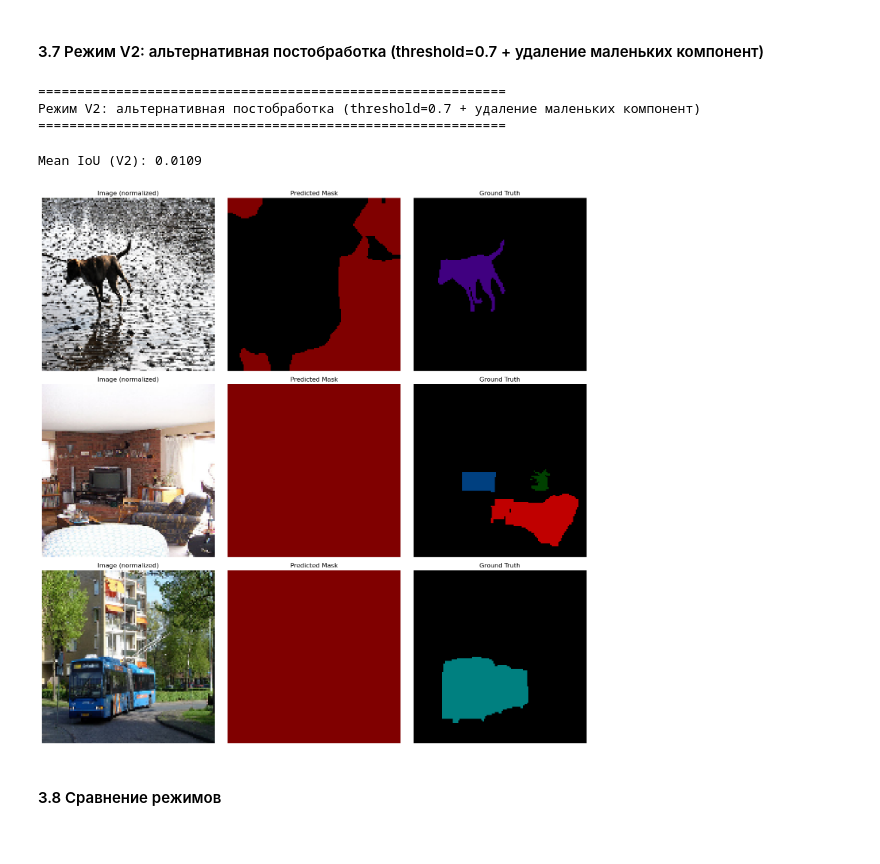
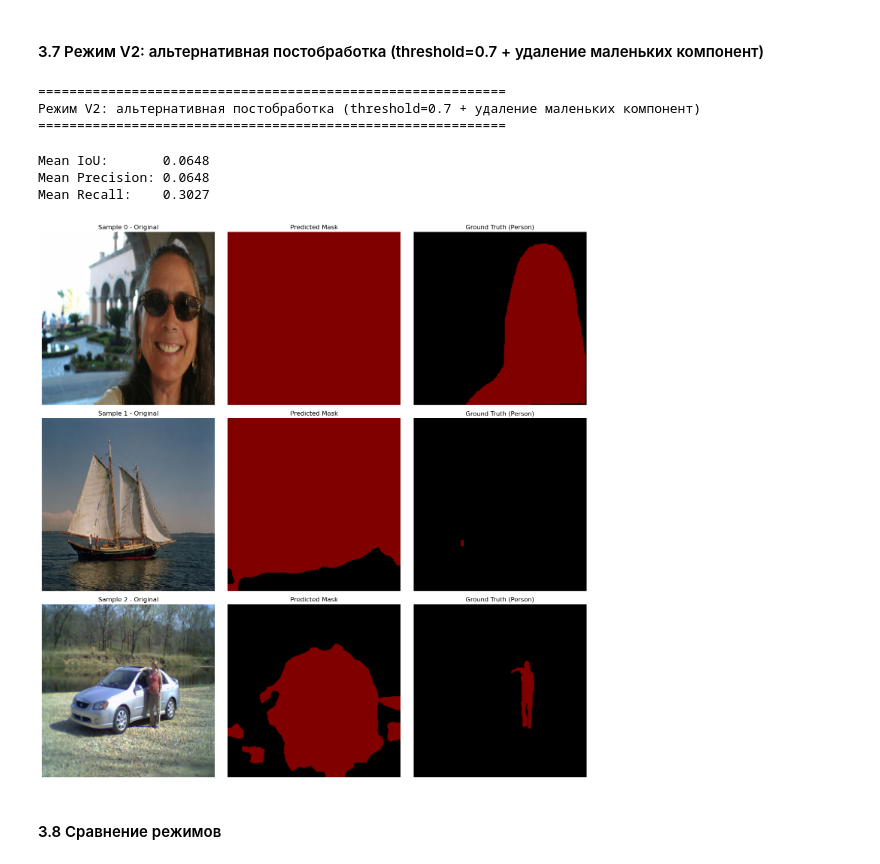
Before and after one commit to iankharmats/MireaAIE, a Jupyter notebook: homeworks/HW10-11/HW10-11.ipynb, the cells around one changed output. Saved outputs shown, nothing was run; the diff lists cells and outputs as text; code cells hidden in the pictures.

Commit message:
HW10-11 segmentation quick fix

```diff
--- a/homeworks/HW10-11/HW10-11.ipynb
+++ b/homeworks/HW10-11/HW10-11.ipynb
@@ -763,3 +766,5 @@ print(f"SBDataset - Train: {train_sbd}, Val: {val_sbd}, Test: {test_sbd}")
 # %% [output]
 SBDataset загружен: 5623 изображений
 SBDataset - Train: 4498, Val: 562, Test: 563
+# %%
+FOREGROUND_CLASS = 15
@@ -978,14 +1033,19 @@ print("\n" + "="*60)
 print("Режим V1: базовая постобработка (threshold=0.5)")
 print("="*60)
 
-def postprocess_v1(logits):
-    """Базовая постобработка: бинаризация с threshold=0.5"""
-    return (torch.sigmoid(logits) > 0.5).float()
+def postprocess_v1(logits, threshold=0.5):
+    """Базовая бинаризация"""
+    probs = torch.sigmoid(logits)
+    return (probs > threshold).long()
 
-mean_iou_v1, images_v1, preds_v1, trues_v1 = evaluate_segmentation(
-    seg_model, sbd_val_loader, device, postprocess_v1, num_samples=3
+metrics_v1, samples_v1 = evaluate_segmentation(
+    seg_model, sbd_val_loader, postprocess_v1,
 )
-print(f"\nMean IoU (V1): {mean_iou_v1:.4f}")
+images_v1, preds_v1, trues_v1 = zip(*samples_v1)
+
+print(f"Mean IoU:       {metrics_v1['iou']:.4f}")
+print(f"Mean Precision: {metrics_v1['precision']:.4f}")
+print(f"Mean Recall:    {metrics_v1['recall']:.4f}")
 
 # Визуализация
 visualize_segmentation(images_v1, preds_v1, trues_v1, num_samples=3,
@@ -1001,25 +1063,55 @@ Mean IoU (V1): 0.0102
 # %%
 print("\n" + "="*60)
 print("Режим V2: альтернативная постобработка (threshold=0.7 + удаление маленьких компонент)")
 print("="*60)
 
-def postprocess_v2(logits):
-    """Альтернативная постобработка: threshold=0.7 + удаление маленьких компонент"""
-    return postprocess_mask(logits, threshold=0.7, min_size=100)
+def postprocess_v2(logits, threshold=0.6, min_size=150):
+    """
+    Альтернативная постобработка с корректной обработкой батча для OpenCV
+    """
+    probs = torch.sigmoid(logits)
+    # Переносим в numpy [B, H, W]
+    masks_np = (probs > threshold).cpu().numpy().astype(np.uint8)
 
-mean_iou_v2, images_v2, preds_v2, trues_v2 = evaluate_segmentation(
-    seg_model, sbd_val_loader, device, postprocess_v2, num_samples=3
+    clean_masks = []
+
+    # Итерируемся по каждому изображению в батче
+    for i in range(masks_np.shape[0]):
+        mask = masks_np[i]
+
+        # Находим связные компоненты
+        num_labels, labels, stats, _ = cv2.connectedComponentsWithStats(mask, connectivity=8)
+
+        clean_mask = np.zeros_like(mask)
+        # Пропускаем индекс 0 (это фон)
+        for j in range(1, num_labels):
+            if stats[j, cv2.CC_STAT_AREA] >= min_size:
+                clean_mask[labels == j] = 1
+
+        clean_masks.append(clean_mask)
+
+    # Собираем обратно в тензор и возвращаем на устройство
+    return torch.from_numpy(np.array(clean_masks)).to(logits.device).long()
+
+metrics_v2, samples_v2 = evaluate_segmentation(
+    seg_model, sbd_val_loader, postprocess_v2,
 )
-print(f"\nMean IoU (V2): {mean_iou_v2:.4f}")
+images_v2, preds_v2, trues_v2 = zip(*samples_v1)
+
+print(f"Mean IoU:       {metrics_v2['iou']:.4f}")
+print(f"Mean Precision: {metrics_v2['precision']:.4f}")
+print(f"Mean Recall:    {metrics_v2['recall']:.4f}")
 
 # Визуализация
-visualize_segmentation(images_v2, preds_v2, trues_v2, num_samples=3')
+visualize_segmentation(images_v2, preds_v2, trues_v2, num_samples=3)
 # %% [output]
 ============================================================
 Режим V2: альтернативная постобработка (threshold=0.7 + удаление маленьких компонент)
 ============================================================
-Mean IoU (V2): 0.0109
+Mean IoU:       0.0648
+Mean Precision: 0.0648
+Mean Recall:    0.3027
-[figure, old version]
+[figure, new version]
 # %% [markdown]
 #### 3.8 Сравнение режимов
 # %%
```
Also changed, not shown: parts of 14 cells of this notebook, 5 other files.
